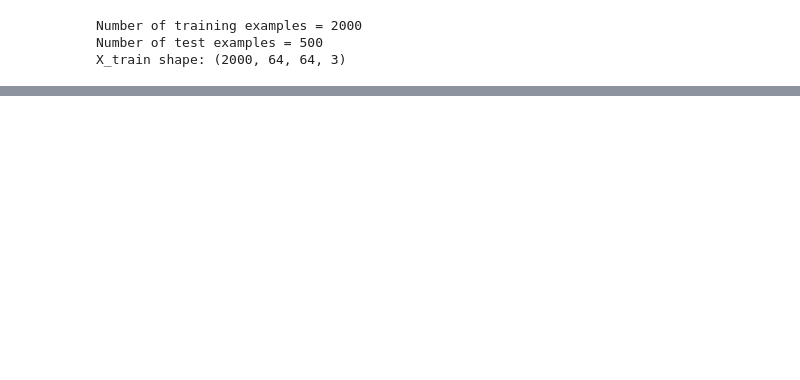
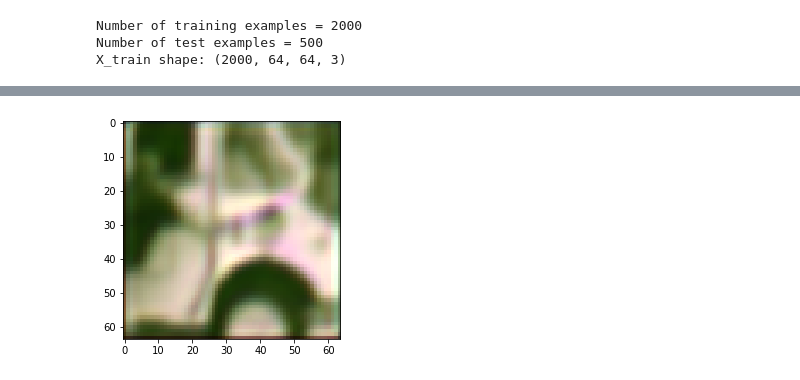
Before and after one commit to gaurisharma360/steganography, a Jupyter notebook: v4stego.ipynb, the cells around one changed output, grey strips where cells are left out. Saved outputs shown, nothing was run; the diff lists cells and outputs as text; code cells hidden in the pictures; blank space fills up the shorter version.

```diff
--- a/v4stego.ipynb
+++ b/v4stego.ipynb
@@ -443,0 +449,5 @@ Clipping input data to the valid range for imshow with RGB data ([0..1] for floa
+# %%
+for i in range (1, 5):
+  plt.imshow(decoded_C[i])
+  plt.savefig('encoded/{}'.format(i))
+# %% [output]
@@ -443,0 +458 @@ Clipping input data to the valid range for imshow with RGB data ([0..1] for floa
+[figure, added]
```
Also changed, not shown: parts of 14 cells of this notebook.
